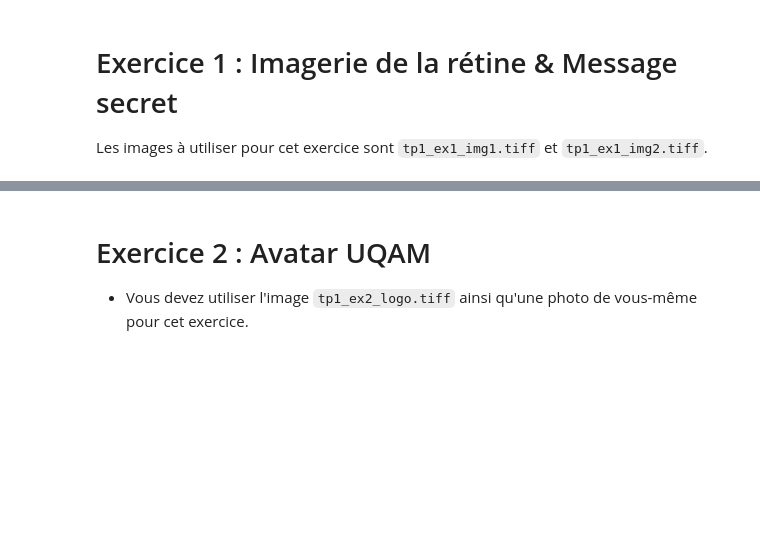
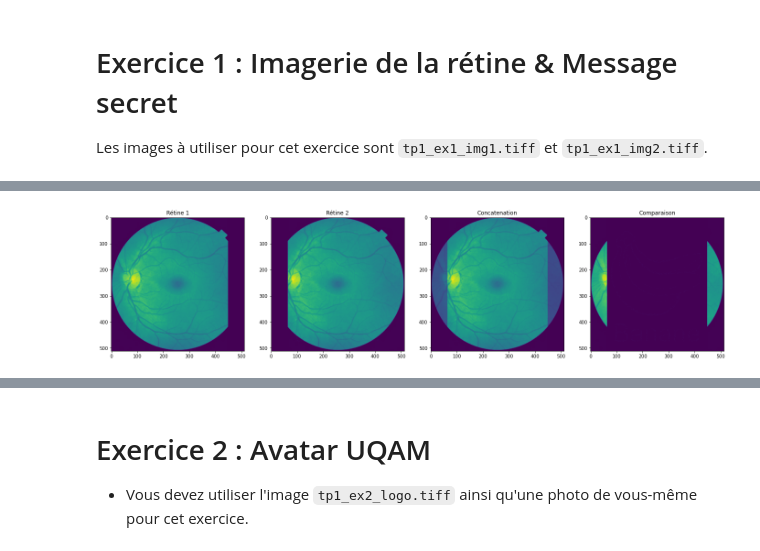
Before and after one commit to RaphaelJ-S/inf600f, a Jupyter notebook: tp/tp1/data/tp1.ipynb, the cells around one changed output, grey strips where cells are left out. Saved outputs shown, nothing was run; the diff lists cells and outputs as text; code cells hidden in the pictures; blank space fills up the shorter version.

```diff
--- a/tp/tp1/data/tp1.ipynb
+++ b/tp/tp1/data/tp1.ipynb
@@ -11,0 +46,27 @@ Les images à utiliser pour cet exercice sont `tp1_ex1_img1.tiff` et `tp1_ex1_im
+# %%
+# Ajout de colonnes vides aux deux images pour pouvoir les aligner et les comparer.
+
+z1 = np.zeros((512,64)) # +64 parce que 512 - 448
+retine_img1_t = np.concatenate(( retine_img1,z1), axis=1)
+retine_img2_t = np.concatenate((z1, retine_img2), axis=1)
+concatenation_retines = retine_img1_t + retine_img2_t
+comparaison_retines = skimage.util.compare_images(retine_img1_t, retine_img2_t)
+
+# Affichage des 4 images
+
+plt.figure(figsize=(24,10))
+plt.subplot(141)
+plt.imshow(retine_img1_t)
+plt.title("Rétine 1")
+plt.subplot(142)
+plt.imshow(retine_img2_t)
+plt.title("Rétine 2")
+plt.subplot(143)
+plt.imshow(concatenation_retines)
+plt.title("Concatenation")
+plt.subplot(144)
+plt.imshow(comparaison_retines)
+plt.title("Comparaison")
+plt.show()
+# %% [output]
+[figure, added]
```
Also changed, not shown: parts of 10 cells of this notebook, 2 other files.
